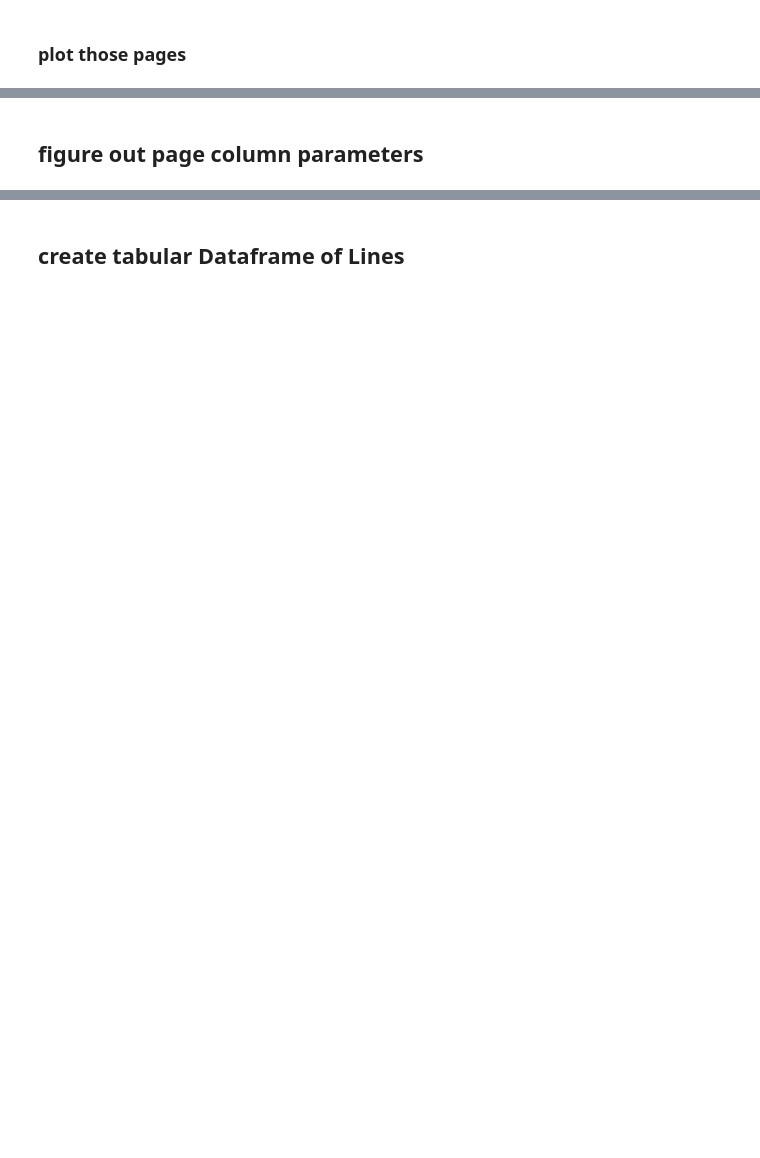
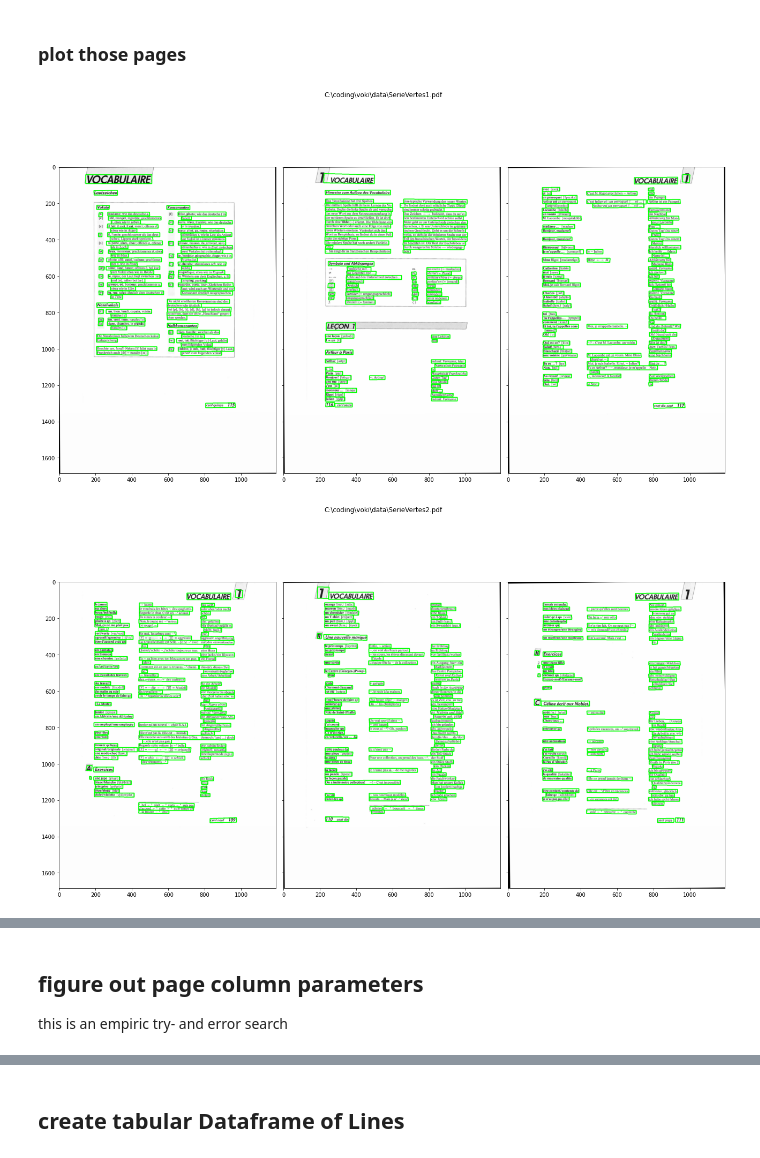
Before and after one commit to Dr-Nuke/voki, a Jupyter notebook: notebooks/voki.ipynb, the cells around one changed output, grey strips where cells are left out. Saved outputs shown, nothing was run; the diff lists cells and outputs as text; code cells hidden in the pictures; blank space fills up the shorter version.

```diff
--- a/notebooks/voki.ipynb
+++ b/notebooks/voki.ipynb
@@ -135,0 +474,6 @@ for i, image in enumerate(image_list):
+# %%
+# add language labels & basic cleaning
+df2 = post_processing_df(df)
+#check that no field was double labeled
+print('unique language check')
+print(df2[['french','german','sentence']].sum(axis=1).value_counts())
@@ -135,0 +509,15 @@ for i, image in enumerate(image_list):
+# %%
+# match french words with sentences & translations
+
+dfs = []
+mergecols = ['id','y_max','x_min','text','polygone']
+
+for file in files:
+    df_file = df_3[df_3['file']==file]
+    for pagenum in df_file.page.unique():
+        df_page = df_file[df_file['page']==pagenum]
+        dfs.append(join_languages(df_page,mergecols))
+
+
+
+df_7 = pd.concat(dfs)
@@ -136,15 +598,20 @@ for i, image in enumerate(image_list):
 # %% [markdown]
 ### plot those pages
 # %%
-n = 2# number of images in one row
-h = 9
-plot_images=[]
-for i,result in enumerate(results[:10]):
+n = 3# number of images in one row
+h = 6
 
-    plot_images.append(result['im'])
-    if i%n == n-1:
-        fig, axes = plt.subplots(nrows=1, ncols=n, sharey='row', figsize=(h*n, h*2))
-        for j, ax in enumerate(axes):
-
-            ax.imshow(plot_images[j])
-        plot_images=[]
+for file in files:
+    plot_images=[]
+    for i_page,result in enumerate(results_dict[file][:3]):
+        plot_images.append(results_dict[file][i_page]['im_ocr_boxes'])
+        if i_page%n == n-1:
+            fig, axes = plt.subplots(nrows=1, ncols=n, sharey='row', figsize=(h*n, h*2))
+            fig.suptitle(file)
+            for j, ax in enumerate(axes):
+                ax.imshow(plot_images[j])
+            fig.tight_layout()
+            plot_images=[]
+# %% [output]
+[figure, added]
+[figure, added]
@@ -151,3 +620,4 @@ for i,result in enumerate(results[:10]):
 # %% [markdown]
 ## figure out page column parameters
+this is an empiric try- and error search
 # %%
```
Also changed, not shown: parts of 35 cells of this notebook, 4 other files.
